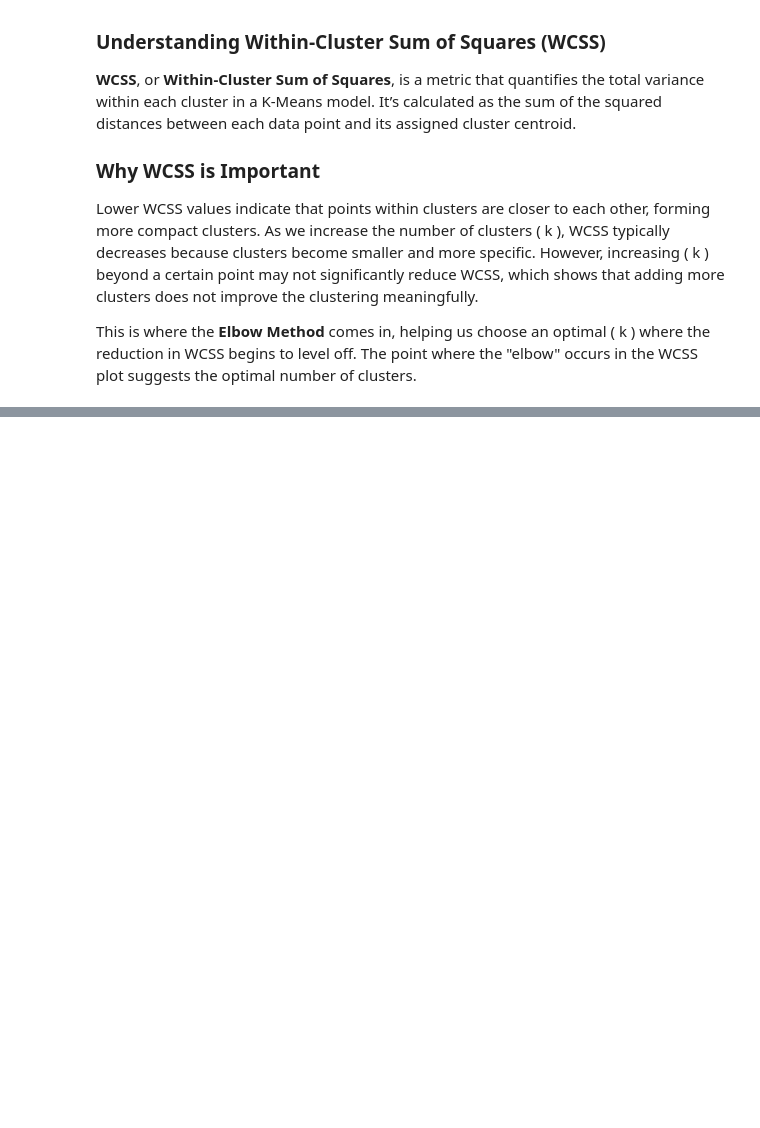
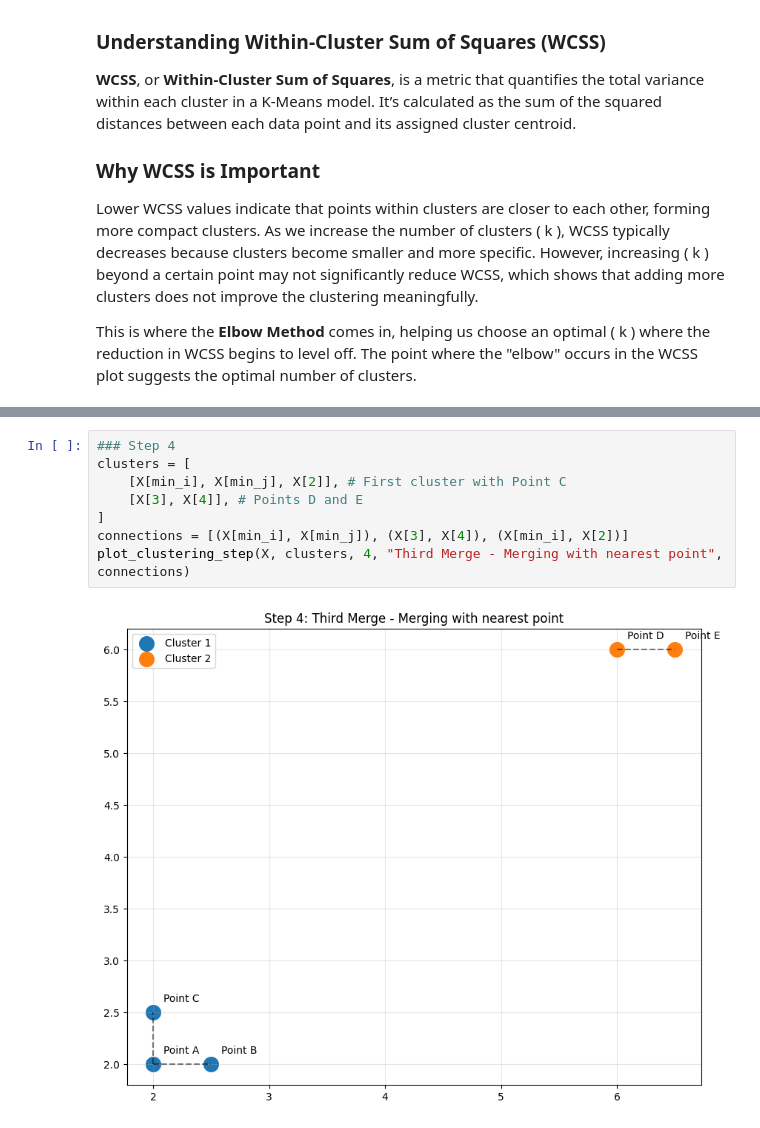
Before and after one commit to ReDI-School/F24-Berlin-Machine-Learning, a Jupyter notebook: Lessons/Session_11_Clustering/Clustering.ipynb, the cells around one changed output, grey strips where cells are left out. Drawn from its saved outputs; the diff is of its cells as text; blank space fills up the shorter version.

```diff
--- a/Lessons/Session_11_Clustering/Clustering.ipynb
+++ b/Lessons/Session_11_Clustering/Clustering.ipynb
@@ -146,0 +239,10 @@ This is where the **Elbow Method** comes in, helping us choose an optimal \( k \
+# %%
+### Step 4
+clusters = [
+    [X[min_i], X[min_j], X[2]], # First cluster with Point C
+    [X[3], X[4]], # Points D and E
+]
+connections = [(X[min_i], X[min_j]), (X[3], X[4]), (X[min_i], X[2])]
+plot_clustering_step(X, clusters, 4, "Third Merge - Merging with nearest point", connections)
+# %% [output]
+[figure, added]
```
Also changed, not shown: parts of 34 cells of this notebook.
